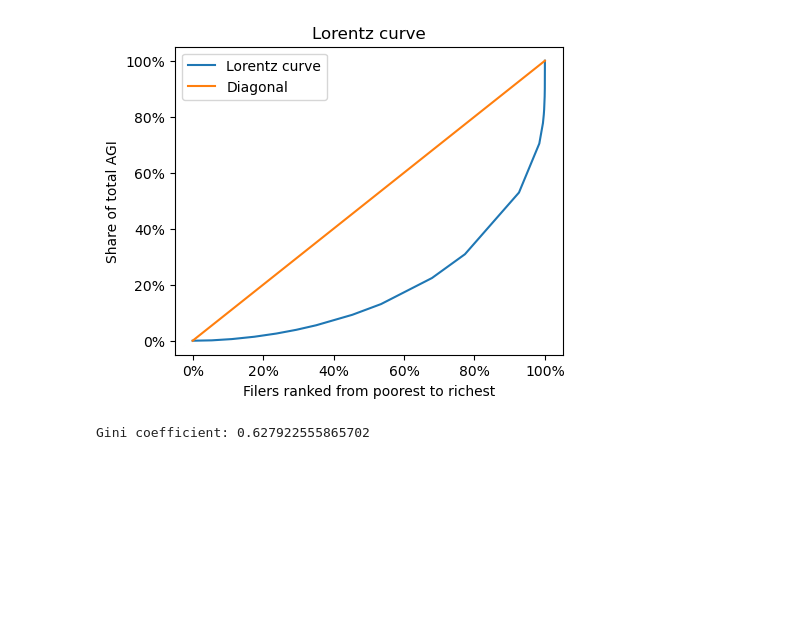
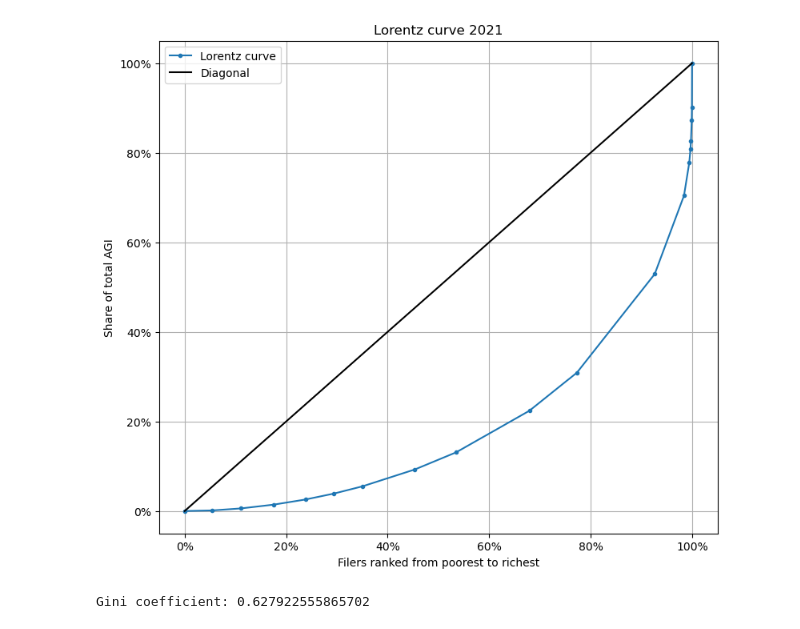
Before and after one commit to johanoelgaard/ECON230B, a Jupyter notebook: Assignment 1/Assignment I.ipynb, the cells around one changed output. Drawn from its saved outputs; the diff is of its cells as text; code cells hidden in the pictures; blank space fills up the shorter version.

```diff
--- a/Assignment 1/Assignment I.ipynb
+++ b/Assignment 1/Assignment I.ipynb
@@ -7,19 +9,19 @@ import pandas as pd
 # %%
 # import of 21in14ar.xls from line 7-27 and only 3 first columns
-data_raw = pd.read_excel('21in14ar.xlsx', header=7, usecols=[0,1,2])
+data_raw21 = pd.read_excel('21in14ar.xlsx', header=7, usecols=[0,1,2])
 
 # renaming of columns
-data_raw.columns = ['Size of adjusted gross income', 'Number of returns', 'Adjusted gross income less deficit']
+data_raw21.columns = ['Size of adjusted gross income', 'Number of returns', 'Adjusted gross income less deficit']
 
 # dropping rows after 20th row no matter the value
-data_raw = data_raw.drop(data_raw.index[20:])
+data_raw21 = data_raw21.drop(data_raw21.index[20:])
 
 # adjusting data type
-data_raw['Number of returns'] = data_raw['Number of returns'].astype(int)
-data_raw['Adjusted gross income less deficit'] = data_raw['Adjusted gross income less deficit'].astype(int)
+data_raw21['Number of returns'] = data_raw21['Number of returns'].astype(int)
+data_raw21['Adjusted gross income less deficit'] = data_raw21['Adjusted gross income less deficit'].astype(int)
 
 # printing of data
-data_raw.head()
+display(data_raw21)
 # %% [output]
 |  | Size of adjusted gross income | Number of returns | Adjusted gross income less deficit |
 | 0 | All returns, total | 160824340 | 14795614070 |
@@ -67,24 +85,24 @@ data.head()
 | 4 | $15,000 under $20,000 | 9786580 | 170836129 | 156725818 | ... |
 # %%
 # plotting the lorentz curve and the diagonal
-plt.figure(figsize=(5,4))
-plt.plot(data['Cumsum percentage of total returns'], data['Cumsum percentage of total AGI'], label='Lorentz curve')
-plt.plot(np.linspace(0.0,1.0,len(data)), np.linspace(0.0,1.0,len(data)), label='Diagonal')
-plt.title('Lorentz curve')
+plt.figure(figsize=(9,8))
+plt.plot(data21['Cumsum percentage of total returns'], data21['Cumsum percentage of total AGI'], label='Lorentz curve', marker='.')
+plt.plot(np.linspace(0.0,1.0,len(data21)), np.linspace(0.0,1.0,len(data21)), label='Diagonal', marker='', color='black')
+
+# set axis to percentage, legend and title
+plt.gca().yaxis.set_major_formatter(mticker.FuncFormatter(lambda x, _: '{:.0f}%'.format(x*100)))
+plt.gca().xaxis.set_major_formatter(mticker.FuncFormatter(lambda x, _: '{:.0f}%'.format(x*100)))
+plt.title('Lorentz curve 2021')
 plt.xlabel('Filers ranked from poorest to richest')
 plt.ylabel('Share of total AGI')
-
-# set x and y axis in pct
-plt.gca().yaxis.set_major_formatter(mticker.FuncFormatter(lambda x, _: '{:.0f}%'.format(x*100)))
-plt.gca().xaxis.set_major_formatter(mticker.FuncFormatter(lambda x, _: '{:.0f}%'.format(x*100)))
-
+plt.grid(True)
 plt.legend()
 
 # saving the plot
-plt.savefig('lorentz_curve.png')
+plt.savefig('lorentz_curve1a.png')
 
 plt.show()
 # %% [output]
-[figure, old version]
+[figure, new version]
 # %%
 # calculating the Gini coefficient
```
Also changed, not shown: parts of 13 cells of this notebook, 6 other files.
